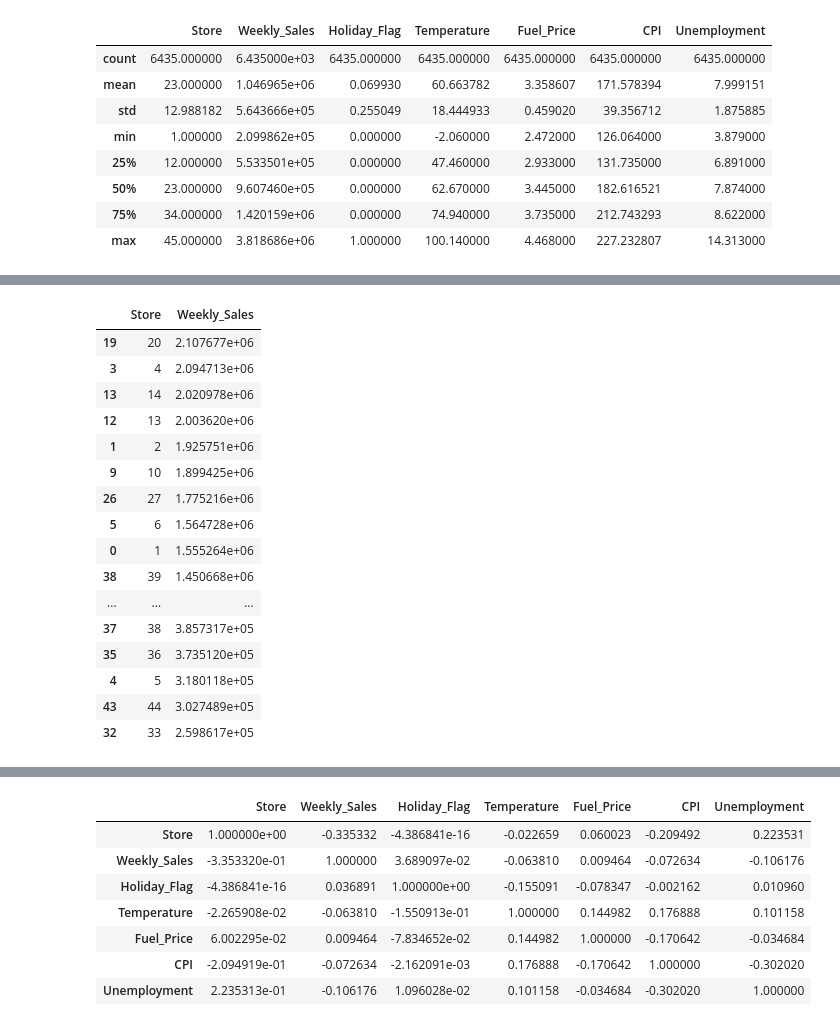
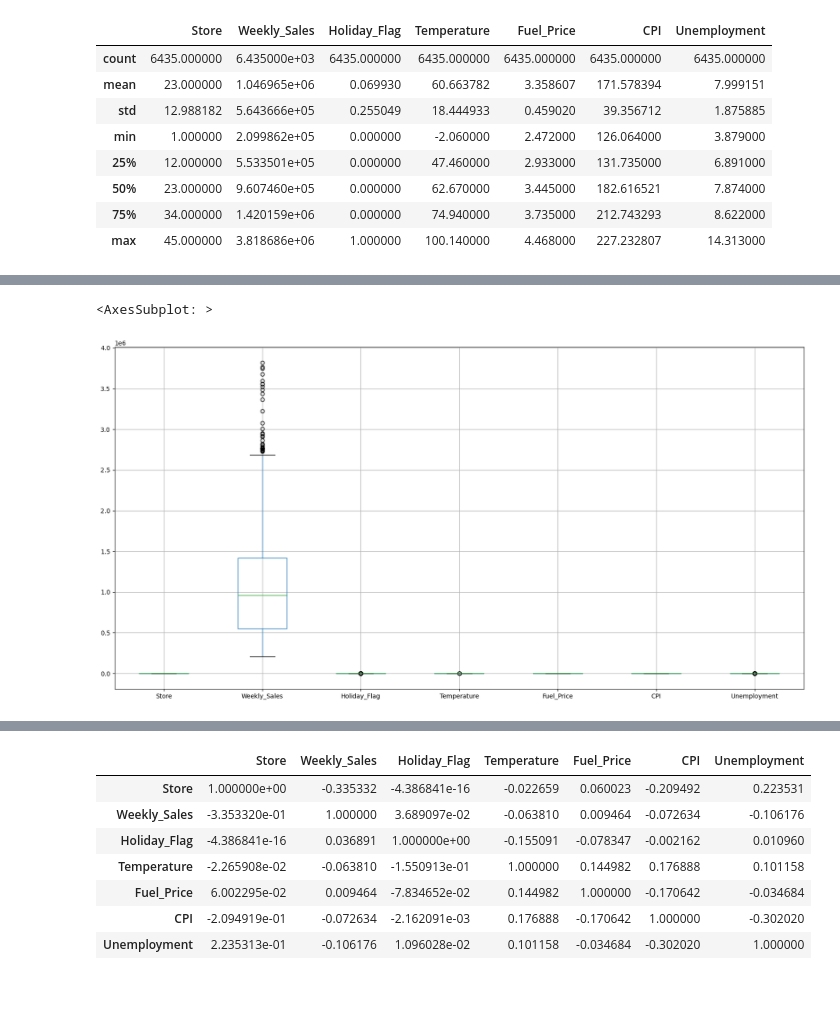
Before and after one commit to valdirsantos/Dados, a Jupyter notebook: MINI_PROJETO2_VALDIR.ipynb, the cells around one changed output, grey strips where cells are left out. Saved outputs shown, nothing was run; the diff lists cells and outputs as text; code cells hidden in the pictures; blank space fills up the shorter version.

Commit message:
Acrescenta mais gráficos e imagens ao projeto

```diff
--- a/MINI_PROJETO2_VALDIR.ipynb
+++ b/MINI_PROJETO2_VALDIR.ipynb
@@ -41,4 +44,7 @@ acima.
 walmart['Weekly_Sales'] = walmart['Weekly_Sales'].apply(lambda x: round(x, 2))
+# %%
+# formatar Date para datetime
+walmart['Date'] = pd.to_datetime(walmart['Date'])
 # %%
 # verificar se tem valores não preenchidos e as sua médias
 # percebo que todos estão preenchidos devido todos os atributos do dataframe terem
@@ -57,24 +83,13 @@ walmart.describe()
+# %%
+# verificar se há outliers
+# percebo que não tem outliers
+plt.figure(figsize=(20, 10))
+walmart.boxplot()
+# %% [output]
+<AxesSubplot: >
+[figure, added]
 # %%
-# what is the mean of weekly sales for each store type?
-# qual é a média de vendas semanais para cada tipo de loja?
+# qual é a média de vendas semanais para cada de loja?
 preco_medio = walmart.groupby('Store').agg({'Weekly_Sales':np.mean}).reset_index()
 # ordenando as médias de venda do maior para o menor
 preco_medio.sort_values(by='Weekly_Sales', ascending=False)
-# %% [output]
-|  | Store | Weekly_Sales |
-| 19 | 20 | 2.107677e+06 |
-| 3 | 4 | 2.094713e+06 |
-| 13 | 14 | 2.020978e+06 |
-| 12 | 13 | 2.003620e+06 |
-| 1 | 2 | 1.925751e+06 |
-| 9 | 10 | 1.899425e+06 |
-| 26 | 27 | 1.775216e+06 |
-| 5 | 6 | 1.564728e+06 |
-| 0 | 1 | 1.555264e+06 |
-| 38 | 39 | 1.450668e+06 |
-| ... | ... | ... |
-| 37 | 38 | 3.857317e+05 |
-| 35 | 36 | 3.735120e+05 |
-| 4 | 5 | 3.180118e+05 |
-| 43 | 44 | 3.027489e+05 |
-| 32 | 33 | 2.598617e+05 |
```
Also changed, not shown: parts of 24 cells of this notebook, 8 other files.
